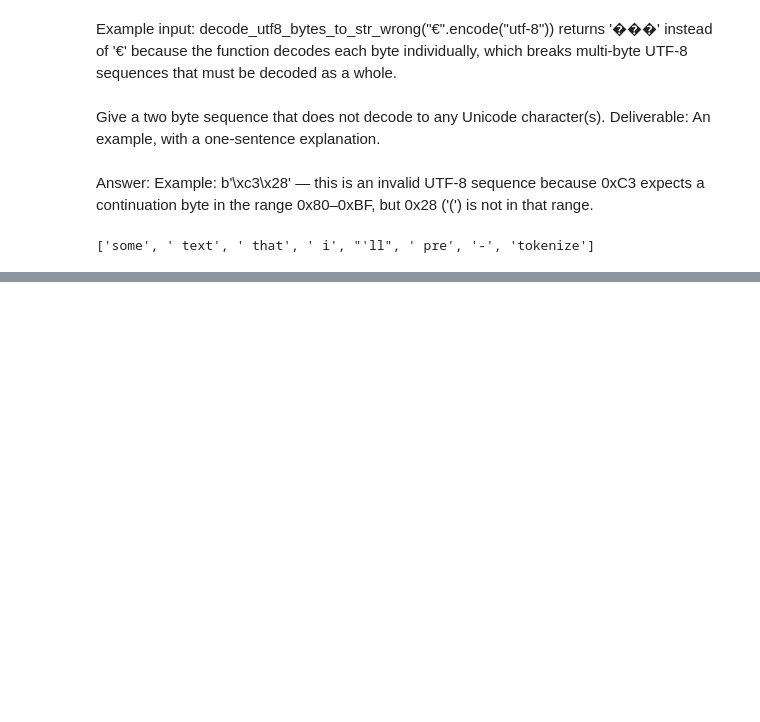
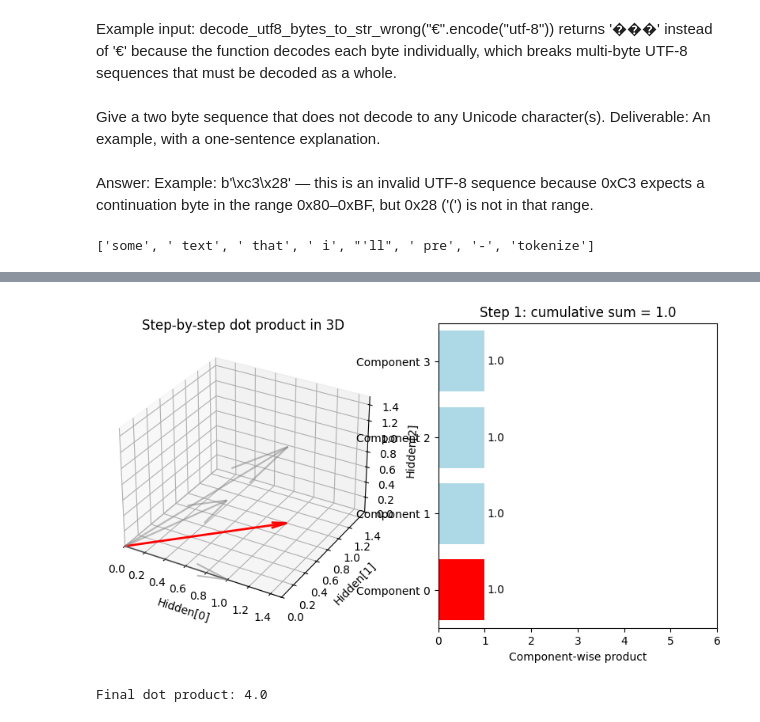
Before and after one commit to ligenchang/CS336_Assignment_1, a Jupyter notebook: learning.ipynb, the cells around one changed output, grey strips where cells are left out. Drawn from its saved outputs; the diff is of its cells as text; code cells hidden in the pictures; blank space fills up the shorter version.

```diff
--- a/learning.ipynb
+++ b/learning.ipynb
@@ -131,0 +227,76 @@ re.findall(PAT, "some text that i'll pre-tokenize")
+# %%
+import torch
+import matplotlib.pyplot as plt
+from mpl_toolkits.mplot3d import Axes3D
+import time
+
+# Example vectors: batch=0, seq1=3, seq2=3, hidden=4
+x = torch.ones(2,3,4)
+y = torch.ones(2,3,4)
+batch = 0
+
+vec_x = x[batch,0]
+vec_y = y[batch,0]
+hidden = vec_x.shape[0]
+
+# Colors for components
+colors = ['r','g','b','orange']
+
+fig = plt.figure(figsize=(10,5))
+
+# 3D vector plot
+ax = fig.add_subplot(121, projection='3d')
+ax.set_xlim(0,1.5); ax.set_ylim(0,1.5); ax.set_zlim(0,1.5)
+ax.set_xlabel('Hidden[0]'); ax.set_ylabel('Hidden[1]'); ax.set_zlabel('Hidden[2]')
+ax.set_title('Step-by-step dot product in 3D')
+
+# 2D component-wise bar plot
+ax2 = fig.add_subplot(122)
+ax2.set_xlim(0, hidden*1.5)
+ax2.set_ylim(-0.5, hidden-0.5)
+ax2.set_yticks(range(hidden))
+ax2.set_yticklabels([f'Component {i}' for i in range(hidden)])
+ax2.set_xlabel('Component-wise product')
+ax2.set_title('Component-wise contribution')
+
+cumsum = 0
+for k in range(hidden):
+    # Highlight current component in 3D
+    ax.cla()
+    ax.set_xlim(0,1.5); ax.set_ylim(0,1.5); ax.set_zlim(0,1.5)
+    ax.set_xlabel('Hidden[0]'); ax.set_ylabel('Hidden[1]'); ax.set_zlabel('Hidden[2]')
+    ax.set_title('Step-by-step dot product in 3D')
+
+    # Draw x and y vectors
+    for i in range(3):  # first 3 dims
+        ax.quiver(0,0,0, vec_x[i], 0 if i>0 else vec_x[i], 0 if i>1 else vec_x[i], color='grey', alpha=0.3)
+        ax.quiver(0,0,0, vec_y[i], 0 if i>0 else vec_y[i], 0 if i>1 else vec_y[i], color='grey', alpha=0.3)
+
+    # Highlight current component in 3D
+    ax.quiver(0,0,0, vec_x[k], vec_y[k], 0, color=colors[k], linewidth=2, arrow_length_ratio=0.1)
+
+    # Update 2D component-wise bar plot
+    product = vec_x[k]*vec_y[k]
+    cumsum += product
+    ax2.cla()
+    ax2.set_xlim(0, hidden*1.5)
+    ax2.set_ylim(-0.5, hidden-0.5)
+    ax2.set_yticks(range(hidden))
+    ax2.set_yticklabels([f'Component {i}' for i in range(hidden)])
+    ax2.set_xlabel('Component-wise product')
+    ax2.set_title(f'Step {k+1}: cumulative sum = {cumsum}')
+
+    # Draw bars
+    for i in range(hidden):
+        color = colors[i] if i==k else 'lightblue'
+        value = vec_x[i]*vec_y[i]
+        ax2.barh(i, value, color=color)
+        ax2.text(value+0.05, i, f'{value:.1f}', va='center')
+
+    plt.pause(1)  # pause to see step
+
+plt.show()
+print(f'Final dot product: {cumsum}')
+# %% [output]
+[figure, added]
+Final dot product: 4.0
```
Also changed, not shown: parts of 3 cells of this notebook, 9 other files.
